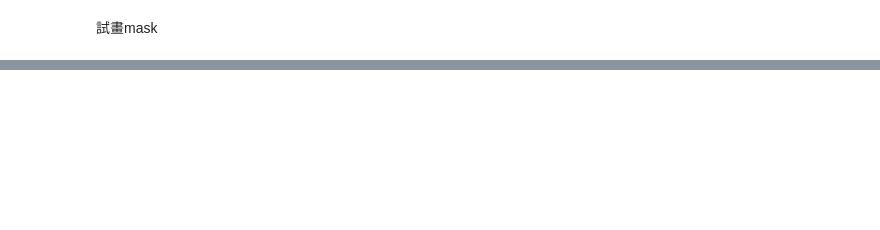
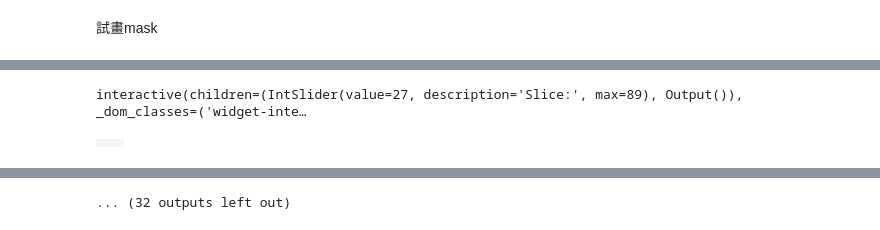
Before and after one commit to Guo-bot-1998/Appendicitis, a Jupyter notebook: Viewdata.ipynb, the cells around one changed output, grey strips where cells are left out. Saved outputs shown, nothing was run; the diff lists cells and outputs as text; code cells hidden in the pictures; blank space fills up the shorter version.

Commit message:
Viewing data using Colab widget

```diff
--- a/Viewdata.ipynb
+++ b/Viewdata.ipynb
@@ -32,0 +33,68 @@ plt.show()
+# %%
+import ipywidgets as widgets
+import matplotlib.pyplot as plt
+import nibabel as nib
+
+def update_plot(slice_number):
+    fig, axs = plt.subplots(1, 2)
+    fig.set_size_inches(20, 20)
+    axs[0].set_title(f'Slice Number: {slice_number}')
+
+    axs[0].imshow(mydata[:, :, slice_number], cmap='gray')
+    axs[0].imshow(mymask[:, :, slice_number], cmap='Reds', alpha=0.5)
+    axs[1].imshow(mydata[:, :, slice_number], cmap='gray')
+
+    for ax in axs:
+        ax.axis('off')
+
+    plt.show()
+
+# Load your data
+nii_file = nib.load('Zx00AD16F8B97A53DE6E7CFE260BDF122F0E655659A3DF1628.nii')
+mydata = nii_file.get_fdata()
+nii_file = nib.load('Zx00AD16F8B97A53DE6E7CFE260BDF122F0E655659A3DF1628_label.nii')
+mymask = nii_file.get_fdata()
+
+# Create a slider widget
+slider = widgets.IntSlider(
+    value=27,
+    min=0,
+    max=89,
+    step=1,
+    description='Slice:'
+)
+
+
+# Link the slider to the update function
+widgets.interactive(update_plot, slice_number=slider)
+# %% [output]
+interactive(children=(IntSlider(value=27, description='Slice:', max=89), Output()), _dom_classes=('widget-inte…
+# %%
+import time
+# 读取nii文件
+nii_file = nib.load('Zx00AD16F8B97A53DE6E7CFE260BDF122F0E655659A3DF1628.nii')
+mydata = nii_file.get_fdata()
+nii_file = nib.load('Zx00AD16F8B97A53DE6E7CFE260BDF122F0E655659A3DF1628_label.nii')
+mymask = nii_file.get_fdata()
+
+
+grid = widgets.Grid(1, 2)
+for i in range(len(mydata)):
+  with grid.output_to(0, 0):
+    fig, ax = plt.subplots(figsize=(4, 4))
+    ax.imshow(mydata[:, :, i], cmap='gray')
+    ax.imshow(mymask[:, :, i], cmap='Reds', alpha=0.5)
+    ax.axis('off')
+    plt.title(f"{i}")
+    grid.clear_cell()
+    plt.show()
+  with grid.output_to(0, 1):
+    grid.clear_cell()
+    fig, ax = plt.subplots(figsize=(4, 4))
+    ax.imshow(mydata[:, :, i], cmap='gray')
+    ax.axis('off')
+    grid.clear_cell()
+    plt.show()
+  time.sleep(2)
+# %% [output]
+|  |  |
@@ -32,0 +112 @@ plt.show()
+... (32 outputs left out)
```
Also changed, not shown: parts of 10 cells of this notebook.
